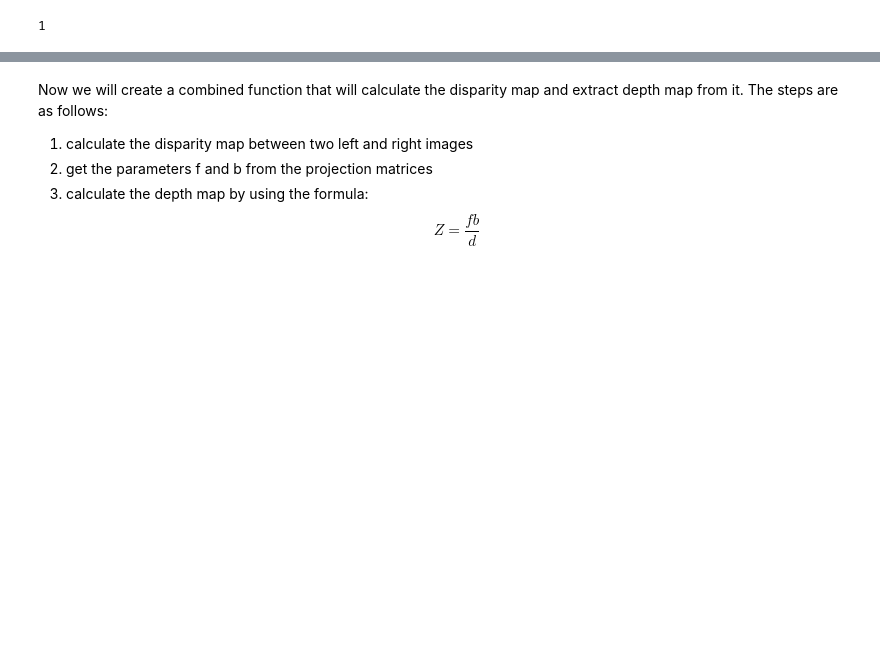
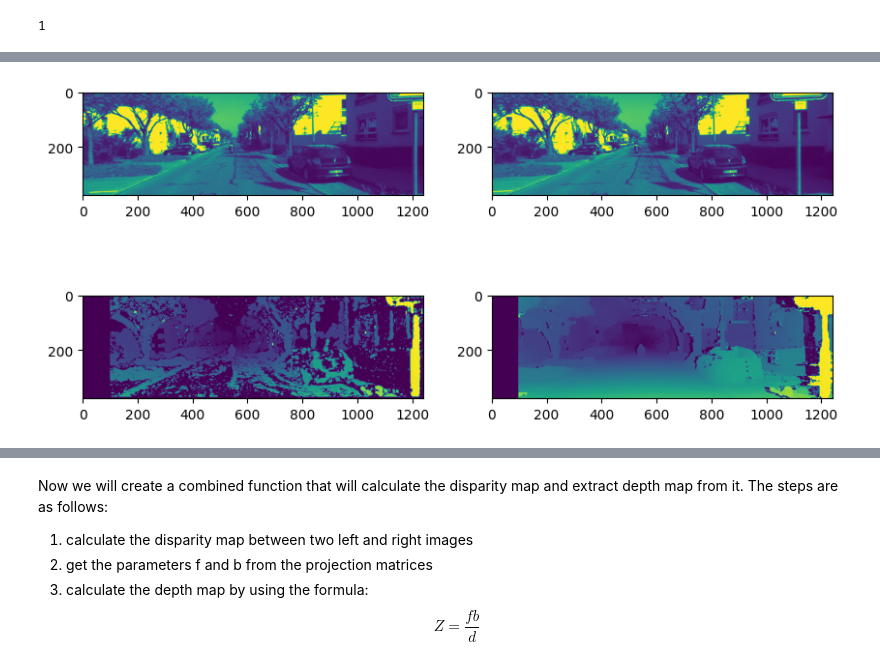
Before and after one commit to ananyaverma2/visual_odometry, a Jupyter notebook: Visual Odometry.ipynb, the cells around one changed output, grey strips where cells are left out. Saved outputs shown, nothing was run; the diff lists cells and outputs as text; code cells hidden in the pictures; blank space fills up the shorter version.

```diff
--- a/Visual Odometry.ipynb
+++ b/Visual Odometry.ipynb
@@ -282,7 +295,7 @@ disparity_bm = compute_left_disparity_map(handler.first_image_left,
 disparity_sgbm = compute_left_disparity_map(handler.first_image_left,
                                   handler.first_image_right,
                                   matcher='sgbm')
-fig = plt.figure()
+fig = plt.figure(figsize=(10,5))
 ax1 = fig.add_subplot(221)
 ax2 = fig.add_subplot(222)
 ax3 = fig.add_subplot(223)
@@ -297,3 +308,4 @@ ax4.imshow(disparity_sgbm);
+[figure, added]
 # %% [markdown]
 # Depth map from disparity
 
```
Also changed, not shown: parts of 46 cells of this notebook.
